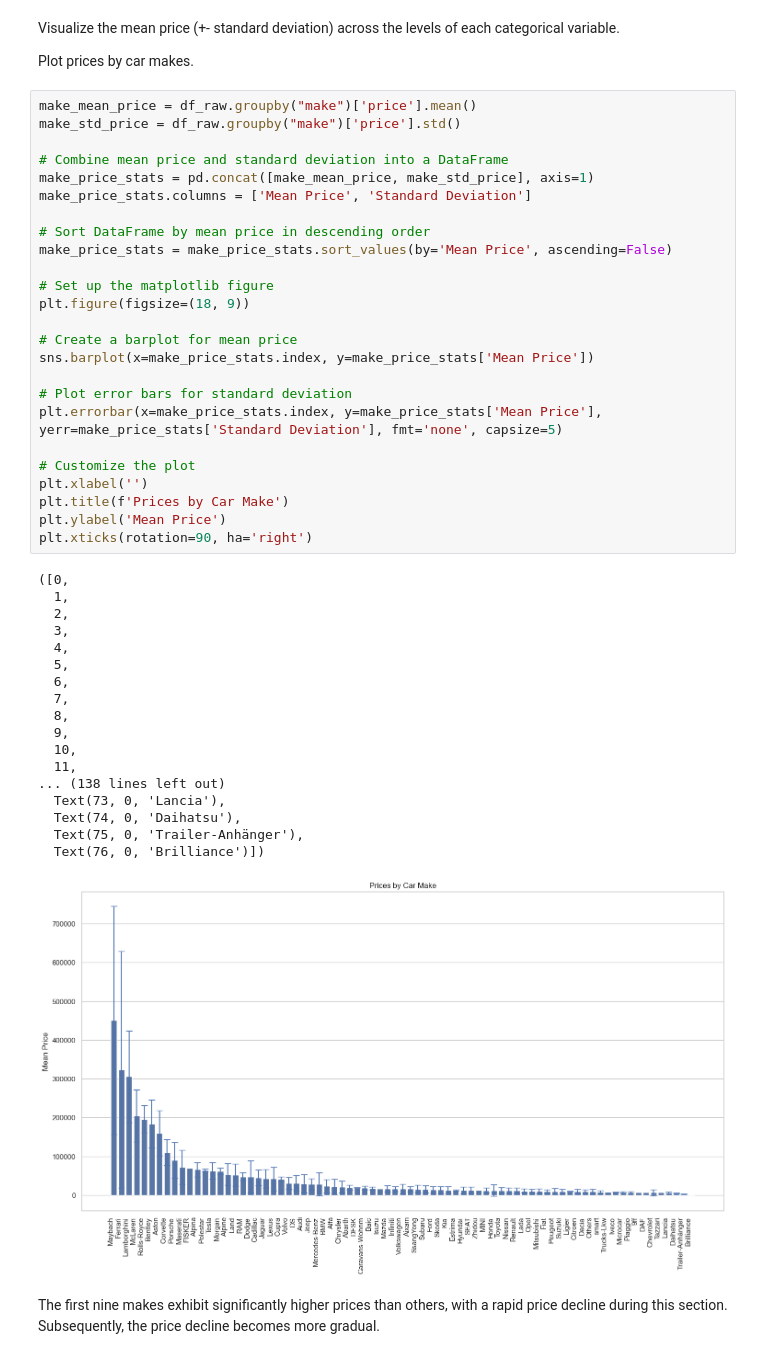
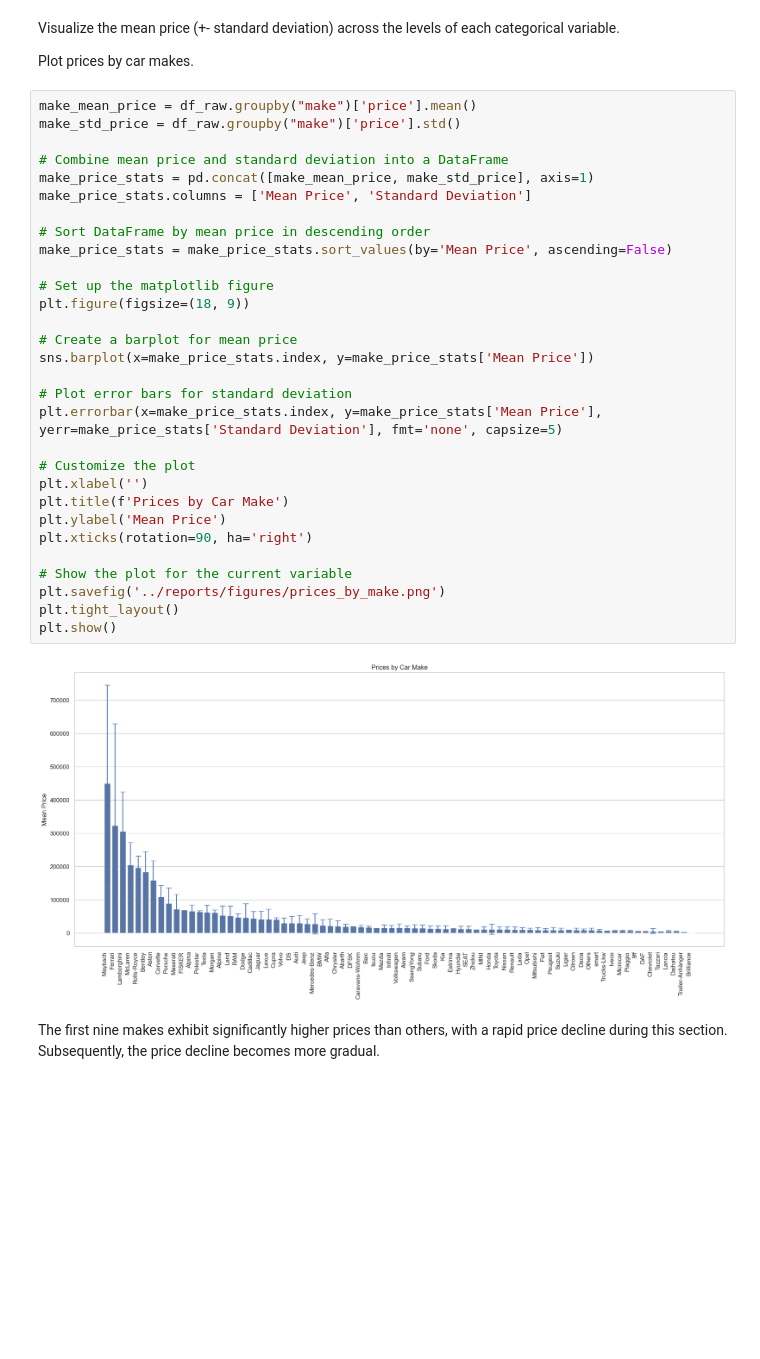
Before and after one commit to JAlbertOfficial/autoscout24-car-price-prediction, a Jupyter notebook: notebooks/1.0-ja-initial-data-exploration.ipynb, the cells around one changed output. Cells and saved outputs as stored; diff of their text form; blank space fills up the shorter version.

Commit message:
docs: add code to save plot displaying prices for each categorial variable

```diff
--- a/notebooks/1.0-ja-initial-data-exploration.ipynb
+++ b/notebooks/1.0-ja-initial-data-exploration.ipynb
@@ -281,47 +281,35 @@ Plot prices by car makes.
 # %%
 make_mean_price = df_raw.groupby("make")['price'].mean()
 make_std_price = df_raw.groupby("make")['price'].std()
 
 # Combine mean price and standard deviation into a DataFrame
 make_price_stats = pd.concat([make_mean_price, make_std_price], axis=1)
 make_price_stats.columns = ['Mean Price', 'Standard Deviation']
 
 # Sort DataFrame by mean price in descending order
 make_price_stats = make_price_stats.sort_values(by='Mean Price', ascending=False)
 
 # Set up the matplotlib figure
 plt.figure(figsize=(18, 9))
 
 # Create a barplot for mean price
 sns.barplot(x=make_price_stats.index, y=make_price_stats['Mean Price'])
 
 # Plot error bars for standard deviation
 plt.errorbar(x=make_price_stats.index, y=make_price_stats['Mean Price'], yerr=make_price_stats['Standard Deviation'], fmt='none', capsize=5)
 
 # Customize the plot
 plt.xlabel('')
 plt.title(f'Prices by Car Make')
 plt.ylabel('Mean Price')
 plt.xticks(rotation=90, ha='right')
+
+# Show the plot for the current variable
+plt.savefig('../reports/figures/prices_by_make.png')
+plt.tight_layout()
+plt.show()
 # %% [output]
-([0,
-  1,
-  2,
-  3,
-  4,
-  5,
-  6,
-  7,
-  8,
-  9,
-  10,
-  11,
-... (138 lines left out)
-  Text(73, 0, 'Lancia'),
-  Text(74, 0, 'Daihatsu'),
-  Text(75, 0, 'Trailer-Anhänger'),
-  Text(76, 0, 'Brilliance')])
-[figure, old version]
+[figure, new version]
 # %% [markdown]
 The first nine makes exhibit significantly higher prices than others, with a rapid price decline during this section. Subsequently, the price decline becomes more gradual.
 # %% [markdown]
```
Also changed, not shown: parts of 4 cells of this notebook, 5 other files.
